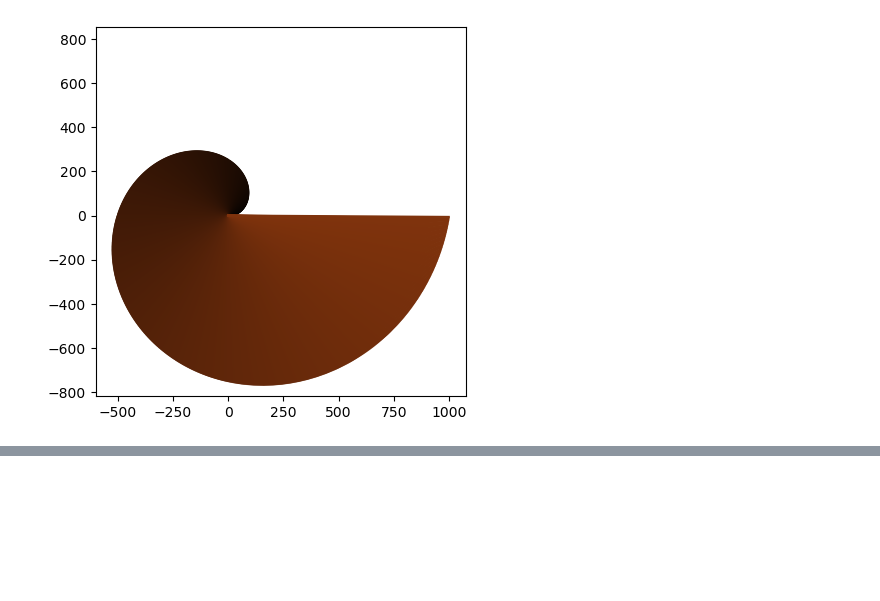
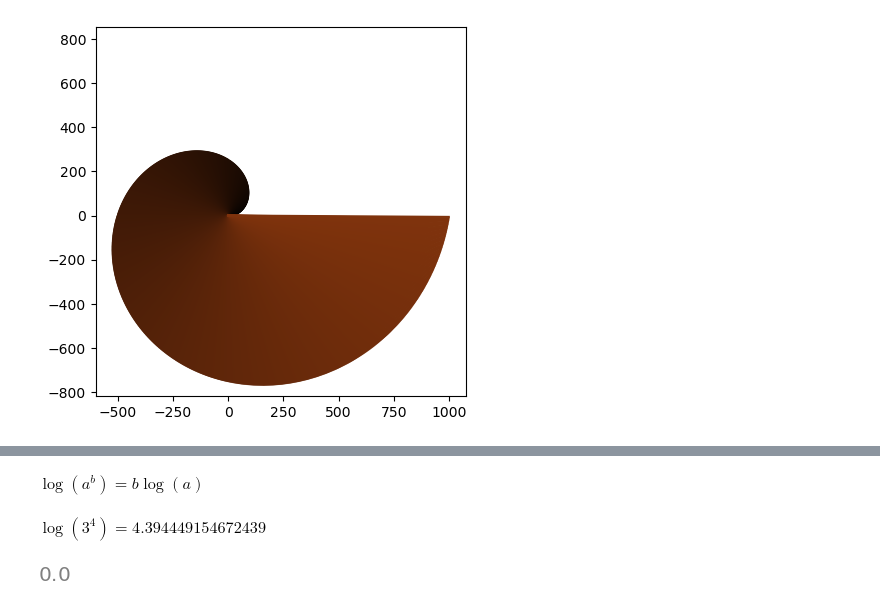
Before and after one commit to Kantulaev/ML_projects, a Jupyter notebook: lesson_5_algebra_2.ipynb, the cells around one changed output, grey strips where cells are left out. Saved outputs shown, nothing was run; the diff lists cells and outputs as text; code cells hidden in the pictures; blank space fills up the shorter version.

```diff
--- a/lesson_5_algebra_2.ipynb
+++ b/lesson_5_algebra_2.ipynb
@@ -209,0 +207,18 @@ plt.show()
+# %%
+
+
+a = 3
+b = 4
+
+res = b*np.log(a)
+res2 = np.log(a**b)
+
+display(Math('\\log(a^b) = b\\log(a)'))
+
+display(Math('\\log(%s^%s) = %s' % (a, b, res)))
+display(res - res2)
+display(res - res2)
+# %% [output]
+$\displaystyle \log(a^b) = b\log(a)$
+$\displaystyle \log(3^4) = 4.394449154672439$
+[figure, added]
```
Also changed, not shown: parts of 6 cells of this notebook.
